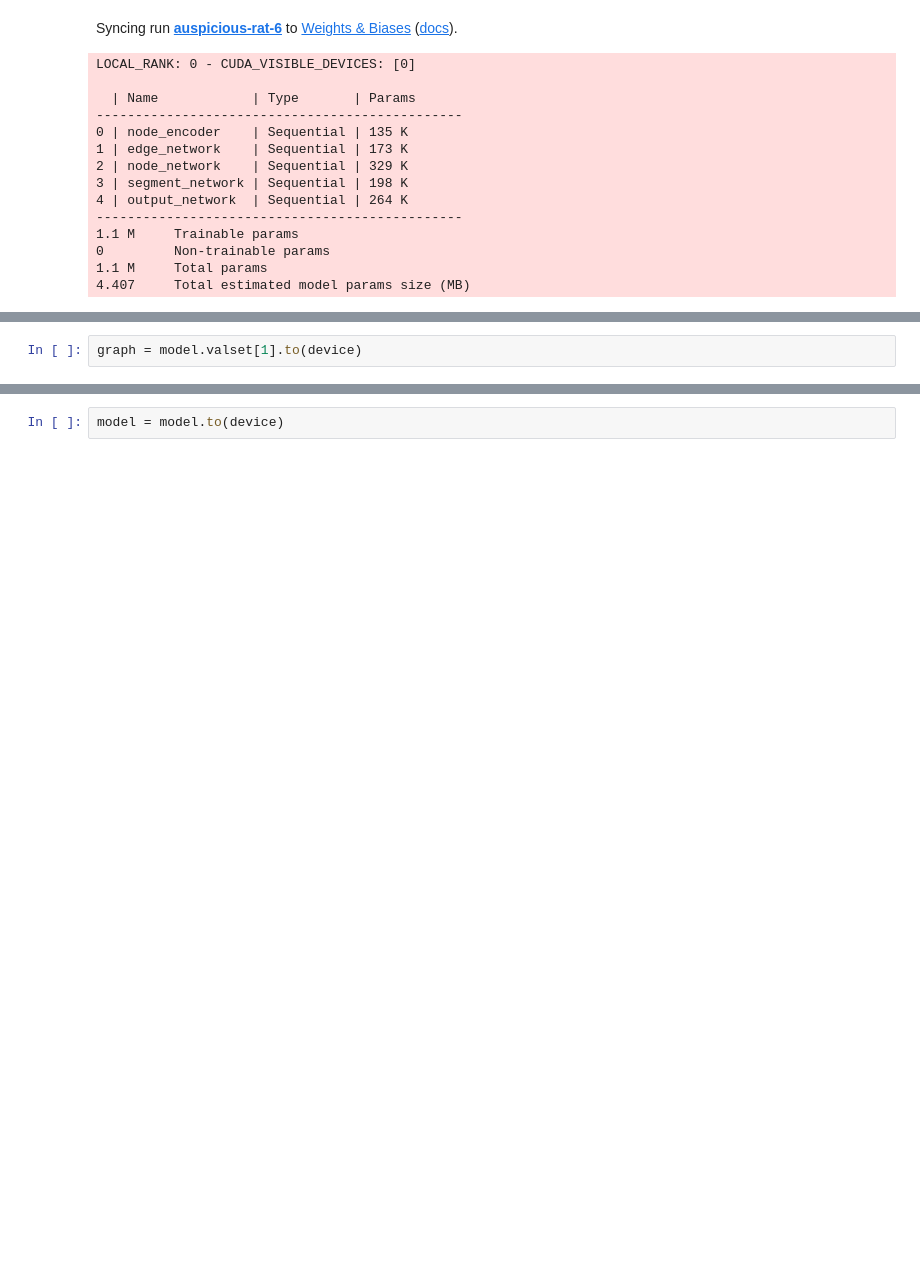
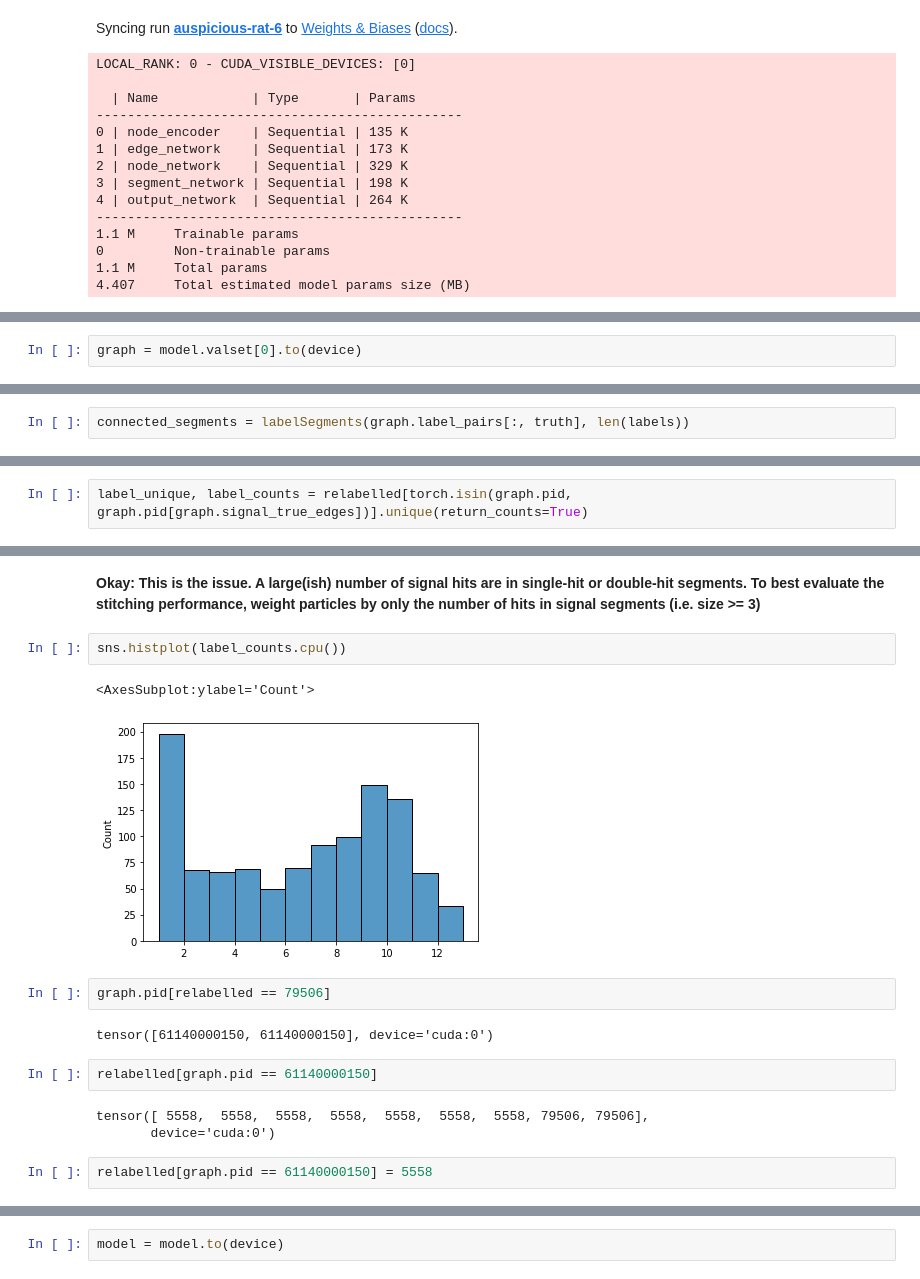
Before and after one commit to HSF-reco-and-software-triggers/Tracking-ML-Exa.TrkX, a Jupyter notebook: Pipelines/Common_Tracking_Example/notebooks/ITk/Exploration/SegmentClassify.ipynb, the cells around one changed output, grey strips where cells are left out. Cells and saved outputs as stored; diff of their text form; blank space fills up the shorter version.

```diff
--- a/Pipelines/Common_Tracking_Example/notebooks/ITk/Exploration/SegmentClassify.ipynb
+++ b/Pipelines/Common_Tracking_Example/notebooks/ITk/Exploration/SegmentClassify.ipynb
@@ -244,5 +246,5 @@ LOCAL_RANK: 0 - CUDA_VISIBLE_DEVICES: [0]
 # %%
-graph = model.valset[1].to(device)
+graph = model.valset[0].to(device)
 # %%
 with torch.no_grad():
     input_data = model.get_input_data(graph)
@@ -270,0 +292,2 @@ tensor(0.9600, device='cuda:0') tensor(0.9600, device='cuda:0')
+# %%
+connected_segments = labelSegments(graph.label_pairs[:, truth], len(labels))
@@ -270,0 +305,2 @@ tensor(0.9600, device='cuda:0') tensor(0.9600, device='cuda:0')
+# %%
+label_unique, label_counts = relabelled[torch.isin(graph.pid, graph.pid[graph.signal_true_edges])].unique(return_counts=True)
@@ -270,0 +317,18 @@ tensor(0.9600, device='cuda:0') tensor(0.9600, device='cuda:0')
+# %% [markdown]
+**Okay: This is the issue. A large(ish) number of signal hits are in single-hit or double-hit segments. To best evaluate the stitching performance, weight particles by only the number of hits in signal segments (i.e. size >= 3)**
+# %%
+sns.histplot(label_counts.cpu())
+# %% [output]
+<AxesSubplot:ylabel='Count'>
+[figure, added]
+# %%
+graph.pid[relabelled == 79506]
+# %% [output]
+tensor([61140000150, 61140000150], device='cuda:0')
+# %%
+relabelled[graph.pid == 61140000150]
+# %% [output]
+tensor([ 5558,  5558,  5558,  5558,  5558,  5558,  5558, 79506, 79506],
+       device='cuda:0')
+# %%
+relabelled[graph.pid == 61140000150] = 5558
```
Also changed, not shown: parts of 56 cells of this notebook, 5 other files.
